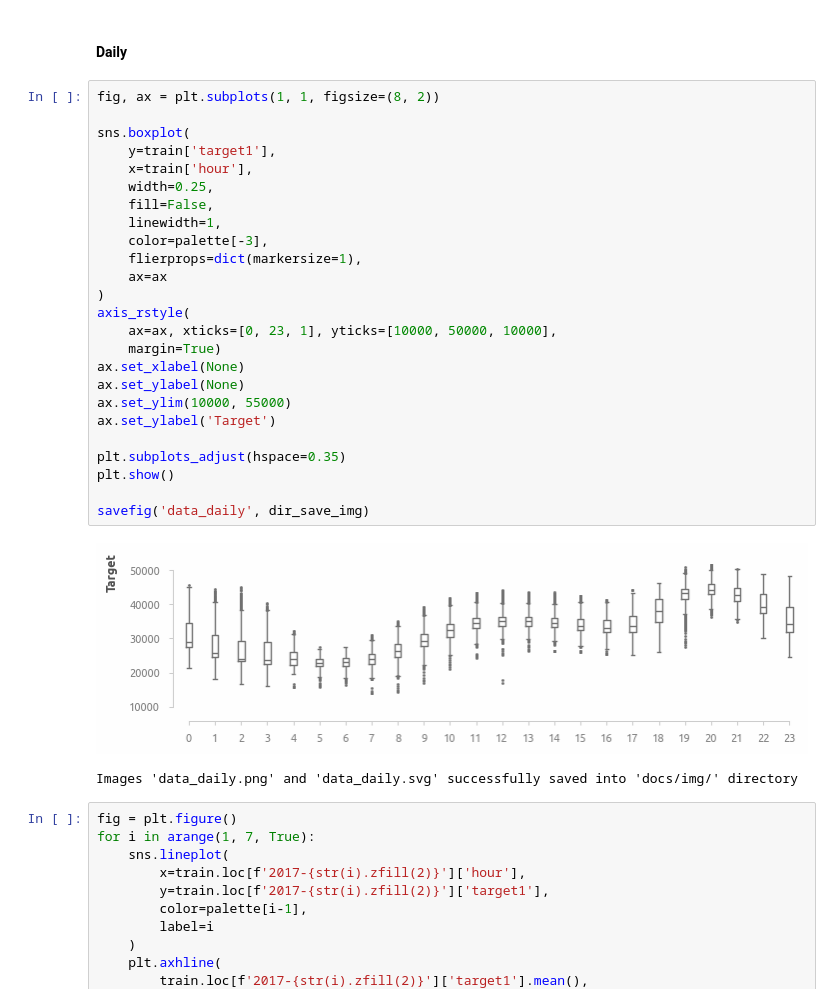
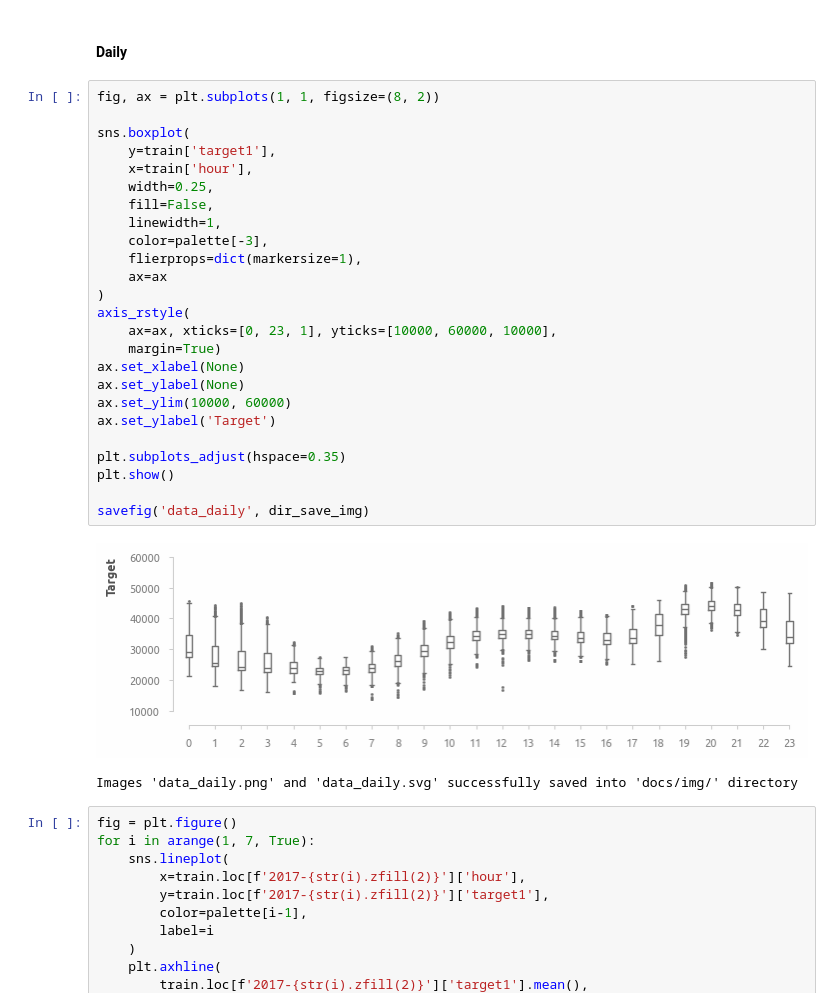
Before and after one commit to a-chasovsky/electric-power-consumption, a Jupyter notebook: 01-explore.ipynb, the cells around one changed output. Cells and saved outputs as stored; diff of their text form.

```diff
--- a/01-explore.ipynb
+++ b/01-explore.ipynb
@@ -815,30 +815,30 @@ train_agg_by_day_sunday = train_agg_by_day.loc[train_agg_by_day['weekday']==7, '
 # %%
 fig, ax = plt.subplots(1, 1, figsize=(8, 2))
 
 sns.boxplot(
     y=train['target1'],
     x=train['hour'],
     width=0.25,
     fill=False,
     linewidth=1,
     color=palette[-3],
     flierprops=dict(markersize=1),
     ax=ax
 )
 axis_rstyle(
-    ax=ax, xticks=[0, 23, 1], yticks=[10000, 50000, 10000],
+    ax=ax, xticks=[0, 23, 1], yticks=[10000, 60000, 10000],
     margin=True)
 ax.set_xlabel(None)
 ax.set_ylabel(None)
-ax.set_ylim(10000, 55000)
+ax.set_ylim(10000, 60000)
 ax.set_ylabel('Target')
 
 plt.subplots_adjust(hspace=0.35)
 plt.show()
 
 savefig('data_daily', dir_save_img)
 # %% [output]
-[figure, old version]
+[figure, new version]
 Images 'data_daily.png' and 'data_daily.svg' successfully saved into 'docs/img/' directory
 # %%
 fig = plt.figure()
```
Also changed, not shown: 12 other files.
